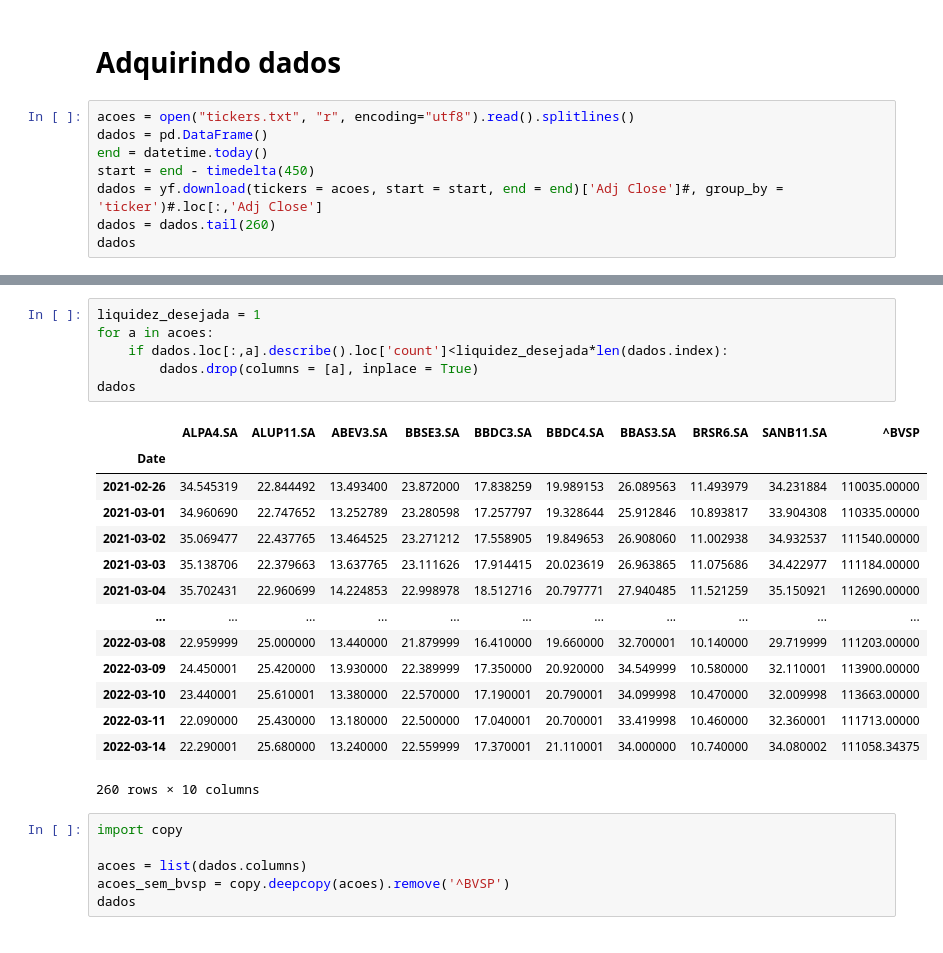
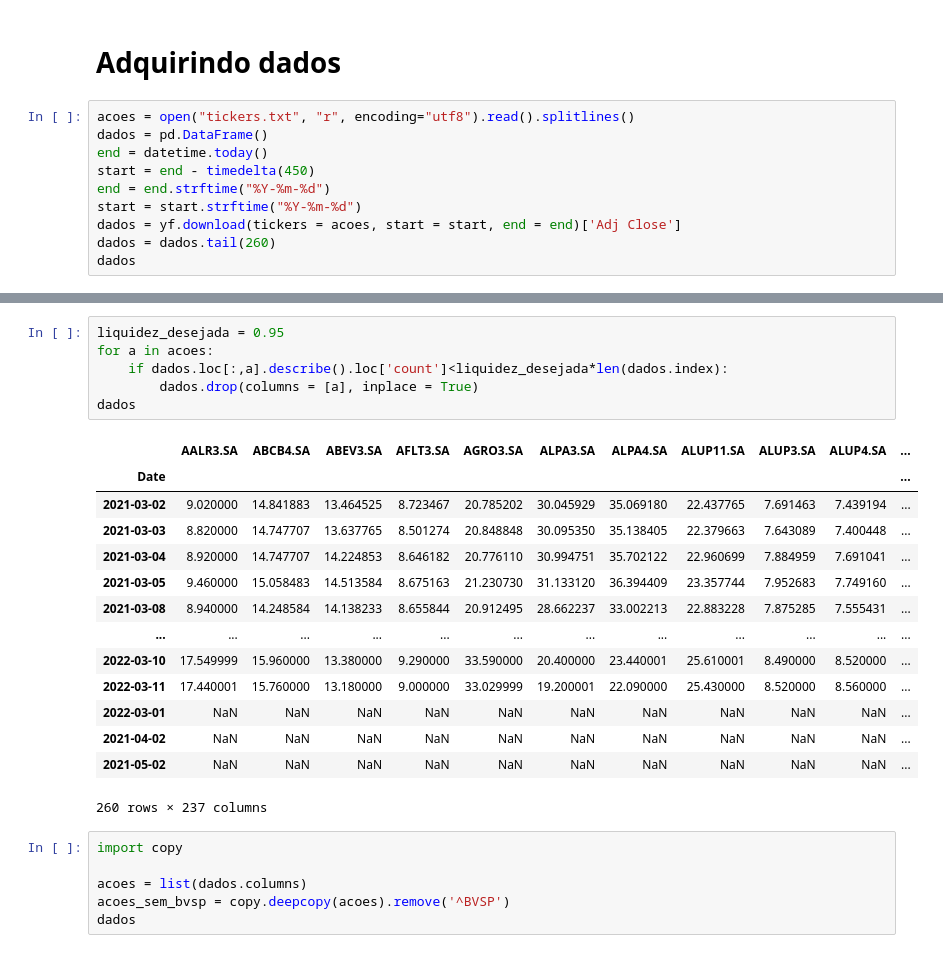
Before and after one commit to pperdigo/Investments_Dashboard, a Jupyter notebook: Ranking_Geral-Yahoo.ipynb, the cells around one changed output, grey strips where cells are left out. Cells and saved outputs as stored; diff of their text form.

```diff
--- a/Ranking_Geral-Yahoo.ipynb
+++ b/Ranking_Geral-Yahoo.ipynb
@@ -13,7 +13,9 @@ acoes = open("tickers.txt", "r", encoding="utf8").read().splitlines()
 dados = pd.DataFrame()
 end = datetime.today()
 start = end - timedelta(450)
-dados = yf.download(tickers = acoes, start = start, end = end)['Adj Close']#, group_by = 'ticker')#.loc[:,'Adj Close']
+end = end.strftime("%Y-%m-%d")
+start = start.strftime("%Y-%m-%d")
+dados = yf.download(tickers = acoes, start = start, end = end)['Adj Close']
 dados = dados.tail(260)
 dados
 # %% [output]
@@ -52,24 +71,24 @@ dados
 # %%
-liquidez_desejada = 1
+liquidez_desejada = 0.95
 for a in acoes:
     if dados.loc[:,a].describe().loc['count']<liquidez_desejada*len(dados.index):
         dados.drop(columns = [a], inplace = True)
 dados
 # %% [output]
-|  | ALPA4.SA | ALUP11.SA | ABEV3.SA | BBSE3.SA | BBDC3.SA | BBDC4.SA | BBAS3.SA | BRSR6.SA | SANB11.SA | ^BVSP |
-| Date |  |  |  |  |  |  |  |  |  |  |
-| 2021-02-26 | 34.545319 | 22.844492 | 13.493400 | 23.872000 | 17.838259 | 19.989153 | 26.089563 | 11.493979 | 34.231884 | 110035.00000 |
-| 2021-03-01 | 34.960690 | 22.747652 | 13.252789 | 23.280598 | 17.257797 | 19.328644 | 25.912846 | 10.893817 | 33.904308 | 110335.00000 |
-| 2021-03-02 | 35.069477 | 22.437765 | 13.464525 | 23.271212 | 17.558905 | 19.849653 | 26.908060 | 11.002938 | 34.932537 | 111540.00000 |
-| 2021-03-03 | 35.138706 | 22.379663 | 13.637765 | 23.111626 | 17.914415 | 20.023619 | 26.963865 | 11.075686 | 34.422977 | 111184.00000 |
-| 2021-03-04 | 35.702431 | 22.960699 | 14.224853 | 22.998978 | 18.512716 | 20.797771 | 27.940485 | 11.521259 | 35.150921 | 112690.00000 |
-| ... | ... | ... | ... | ... | ... | ... | ... | ... | ... | ... |
-| 2022-03-08 | 22.959999 | 25.000000 | 13.440000 | 21.879999 | 16.410000 | 19.660000 | 32.700001 | 10.140000 | 29.719999 | 111203.00000 |
-| 2022-03-09 | 24.450001 | 25.420000 | 13.930000 | 22.389999 | 17.350000 | 20.920000 | 34.549999 | 10.580000 | 32.110001 | 113900.00000 |
-| 2022-03-10 | 23.440001 | 25.610001 | 13.380000 | 22.570000 | 17.190001 | 20.790001 | 34.099998 | 10.470000 | 32.009998 | 113663.00000 |
-| 2022-03-11 | 22.090000 | 25.430000 | 13.180000 | 22.500000 | 17.040001 | 20.700001 | 33.419998 | 10.460000 | 32.360001 | 111713.00000 |
-| 2022-03-14 | 22.290001 | 25.680000 | 13.240000 | 22.559999 | 17.370001 | 21.110001 | 34.000000 | 10.740000 | 34.080002 | 111058.34375 |
+|  | AALR3.SA | ABCB4.SA | ABEV3.SA | AFLT3.SA | AGRO3.SA | ALPA3.SA | ALPA4.SA | ALUP11.SA | ALUP3.SA | ALUP4.SA | ... |
+| Date |  |  |  |  |  |  |  |  |  |  | ... |
+| 2021-03-02 | 9.020000 | 14.841883 | 13.464525 | 8.723467 | 20.785202 | 30.045929 | 35.069180 | 22.437765 | 7.691463 | 7.439194 | ... |
+| 2021-03-03 | 8.820000 | 14.747707 | 13.637765 | 8.501274 | 20.848848 | 30.095350 | 35.138405 | 22.379663 | 7.643089 | 7.400448 | ... |
+| 2021-03-04 | 8.920000 | 14.747707 | 14.224853 | 8.646182 | 20.776110 | 30.994751 | 35.702122 | 22.960699 | 7.884959 | 7.691041 | ... |
+| 2021-03-05 | 9.460000 | 15.058483 | 14.513584 | 8.675163 | 21.230730 | 31.133120 | 36.394409 | 23.357744 | 7.952683 | 7.749160 | ... |
+| 2021-03-08 | 8.940000 | 14.248584 | 14.138233 | 8.655844 | 20.912495 | 28.662237 | 33.002213 | 22.883228 | 7.875285 | 7.555431 | ... |
+| ... | ... | ... | ... | ... | ... | ... | ... | ... | ... | ... | ... |
+| 2022-03-10 | 17.549999 | 15.960000 | 13.380000 | 9.290000 | 33.590000 | 20.400000 | 23.440001 | 25.610001 | 8.490000 | 8.520000 | ... |
+| 2022-03-11 | 17.440001 | 15.760000 | 13.180000 | 9.000000 | 33.029999 | 19.200001 | 22.090000 | 25.430000 | 8.520000 | 8.560000 | ... |
+| 2022-03-01 | NaN | NaN | NaN | NaN | NaN | NaN | NaN | NaN | NaN | NaN | ... |
+| 2021-04-02 | NaN | NaN | NaN | NaN | NaN | NaN | NaN | NaN | NaN | NaN | ... |
+| 2021-05-02 | NaN | NaN | NaN | NaN | NaN | NaN | NaN | NaN | NaN | NaN | ... |
-260 rows × 10 columns
+260 rows × 237 columns
 # %%
 import copy
 
```
Also changed, not shown: parts of 2 cells of this notebook, 3 other files.
